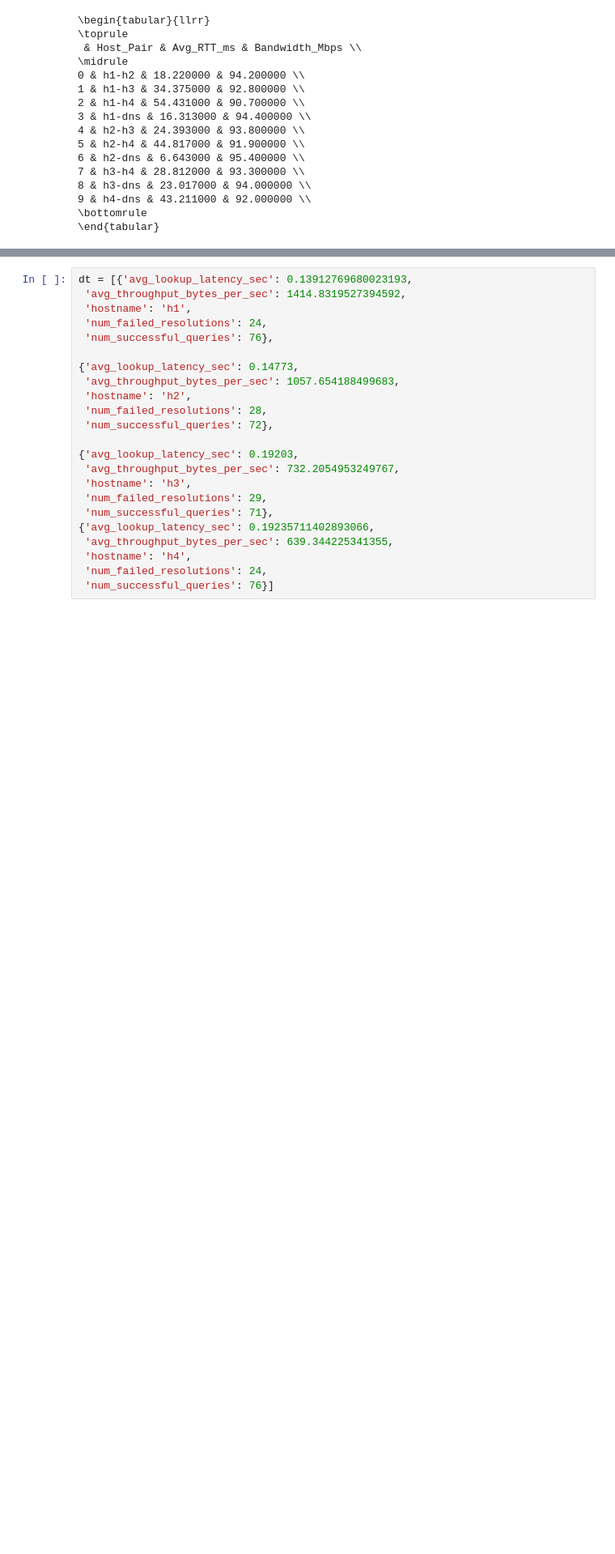
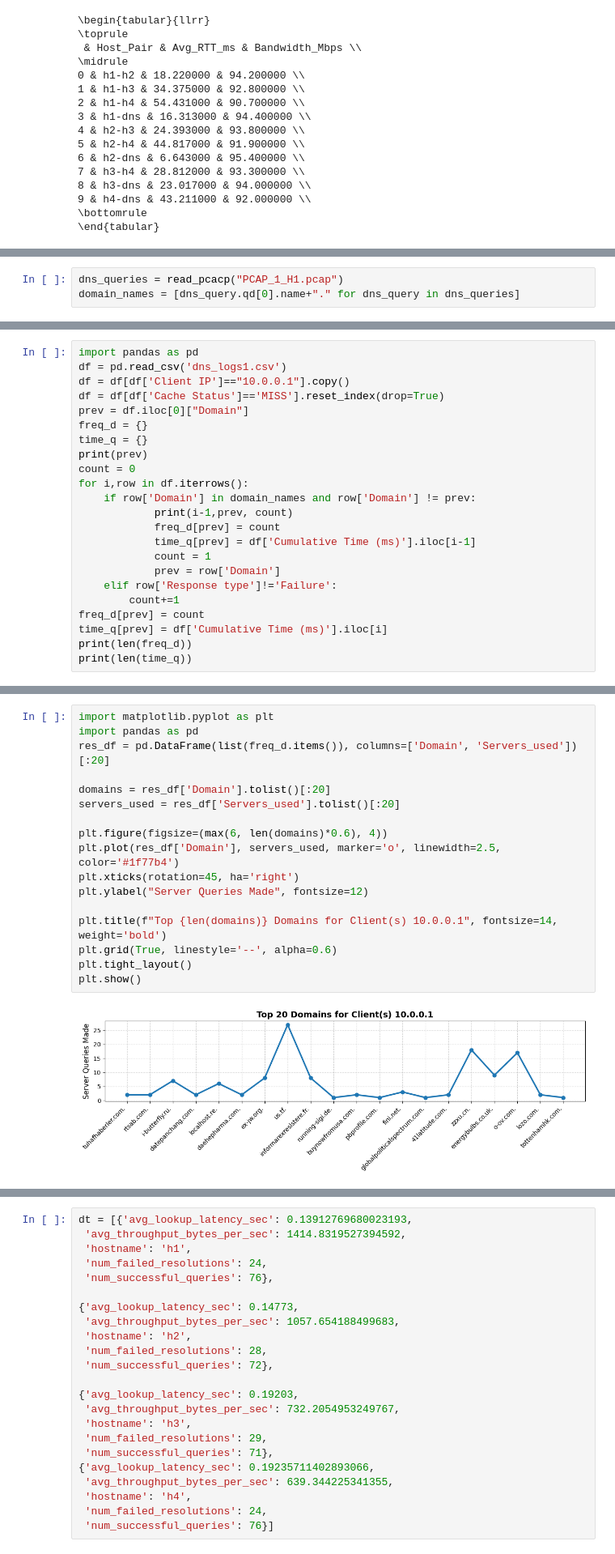
Before and after one commit to haarit19058/ComputerNetworks, a Jupyter notebook: Assignment02/to_latex.ipynb, the cells around one changed output, grey strips where cells are left out. Shown at 81% size. Saved outputs shown, nothing was run; the diff lists cells and outputs as text; blank space fills up the shorter version.

```diff
--- a/Assignment02/to_latex.ipynb
+++ b/Assignment02/to_latex.ipynb
@@ -29,0 +75,3 @@ print(df.to_latex())
+# %%
+dns_queries = read_pcacp("PCAP_1_H1.pcap")
+domain_names = [dns_query.qd[0].name+"." for dns_query in dns_queries]
@@ -29,0 +100,23 @@ print(df.to_latex())
+# %%
+import pandas as pd
+df = pd.read_csv('dns_logs1.csv')
+df = df[df['Client IP']=="10.0.0.1"].copy()
+df = df[df['Cache Status']=='MISS'].reset_index(drop=True)
+prev = df.iloc[0]["Domain"]
+freq_d = {}
+time_q = {}
+print(prev)
+count = 0
+for i,row in df.iterrows():
+    if row['Domain'] in domain_names and row['Domain'] != prev:
+            print(i-1,prev, count)
+            freq_d[prev] = count
+            time_q[prev] = df['Cumulative Time (ms)'].iloc[i-1]
+            count = 1
+            prev = row['Domain']
+    elif row['Response type']!='Failure':
+        count+=1
+freq_d[prev] = count
+time_q[prev] = df['Cumulative Time (ms)'].iloc[i]
+print(len(freq_d))
+print(len(time_q))
@@ -29,0 +190,19 @@ print(df.to_latex())
+# %%
+import matplotlib.pyplot as plt
+import pandas as pd
+res_df = pd.DataFrame(list(freq_d.items()), columns=['Domain', 'Servers_used'])[:20]
+
+domains = res_df['Domain'].tolist()[:20]
+servers_used = res_df['Servers_used'].tolist()[:20]
+
+plt.figure(figsize=(max(6, len(domains)*0.6), 4))
+plt.plot(res_df['Domain'], servers_used, marker='o', linewidth=2.5, color='#1f77b4')
+plt.xticks(rotation=45, ha='right')
+plt.ylabel("Server Queries Made", fontsize=12)
+
+plt.title(f"Top {len(domains)} Domains for Client(s) 10.0.0.1", fontsize=14, weight='bold')
+plt.grid(True, linestyle='--', alpha=0.6)
+plt.tight_layout()
+plt.show()
+# %% [output]
+[figure, added]
```
Also changed, not shown: parts of 19 cells of this notebook, 4 other files.
